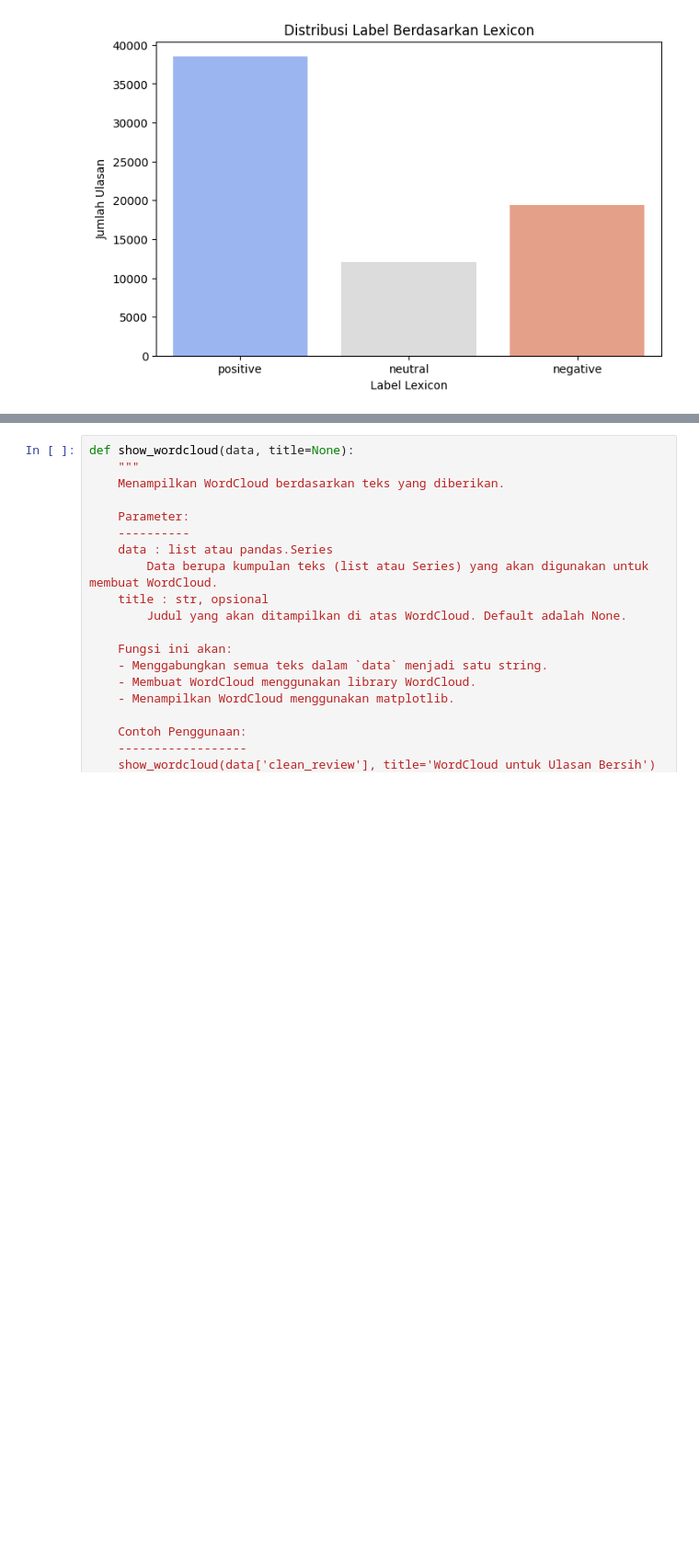
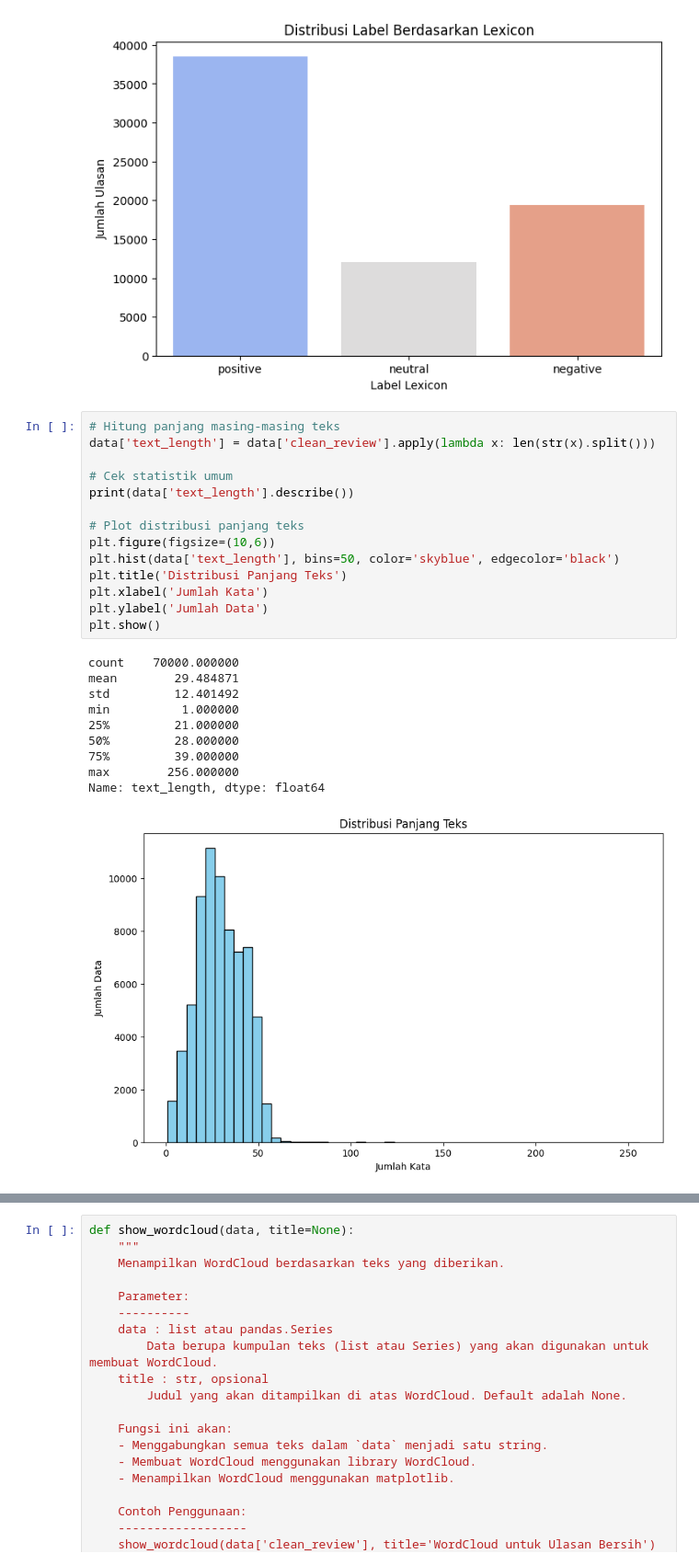
Before and after one commit to atalamahardika/Submission-Analisis-Sentimen, a Jupyter notebook: notebook/preprocessing.ipynb, the cells around one changed output, grey strips where cells are left out. Shown at 92% size. Cells and saved outputs as stored; diff of their text form; blank space fills up the shorter version.

```diff
--- a/notebook/preprocessing.ipynb
+++ b/notebook/preprocessing.ipynb
@@ -221,3 +235,28 @@ Passing `palette` without assigning `hue` is deprecated and will be removed in v
 
   sns.countplot(data=data, x='label_lexicon', palette='coolwarm')
 [figure]
+# %%
+# Hitung panjang masing-masing teks
+data['text_length'] = data['clean_review'].apply(lambda x: len(str(x).split()))
+
+# Cek statistik umum
+print(data['text_length'].describe())
+
+# Plot distribusi panjang teks
+plt.figure(figsize=(10,6))
+plt.hist(data['text_length'], bins=50, color='skyblue', edgecolor='black')
+plt.title('Distribusi Panjang Teks')
+plt.xlabel('Jumlah Kata')
+plt.ylabel('Jumlah Data')
+plt.show()
+# %% [output]
+count    70000.000000
+mean        29.484871
+std         12.401492
+min          1.000000
+25%         21.000000
+50%         28.000000
+75%         39.000000
+max        256.000000
+Name: text_length, dtype: float64
+[figure, added]
```
Also changed, not shown: parts of 14 cells of this notebook.
